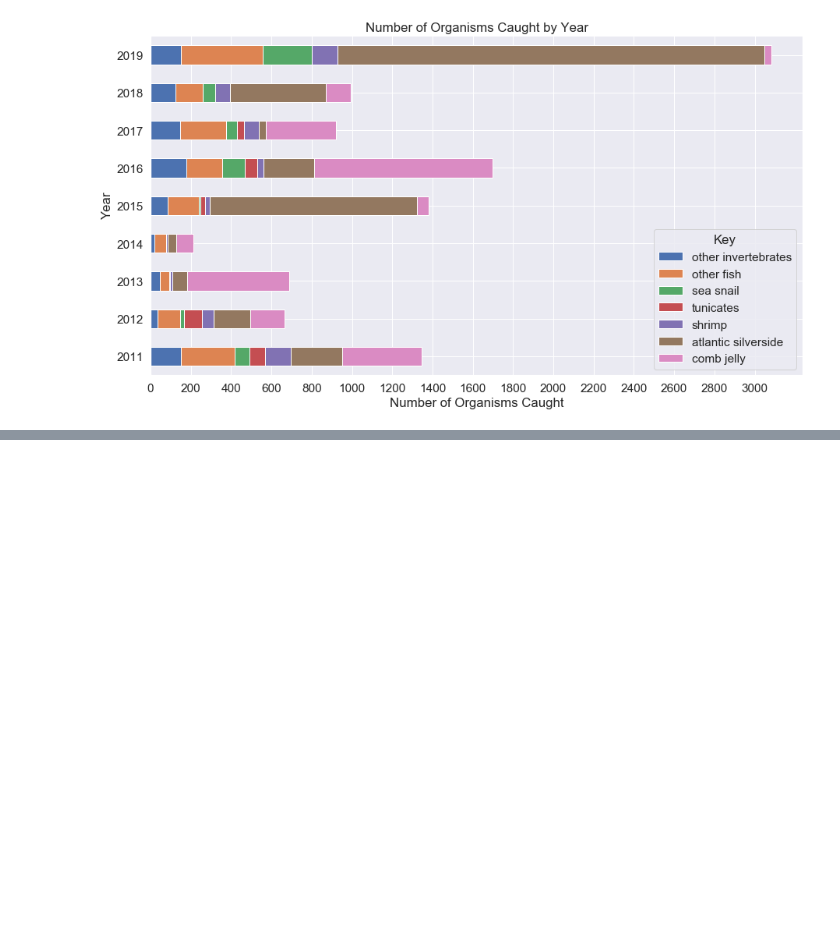
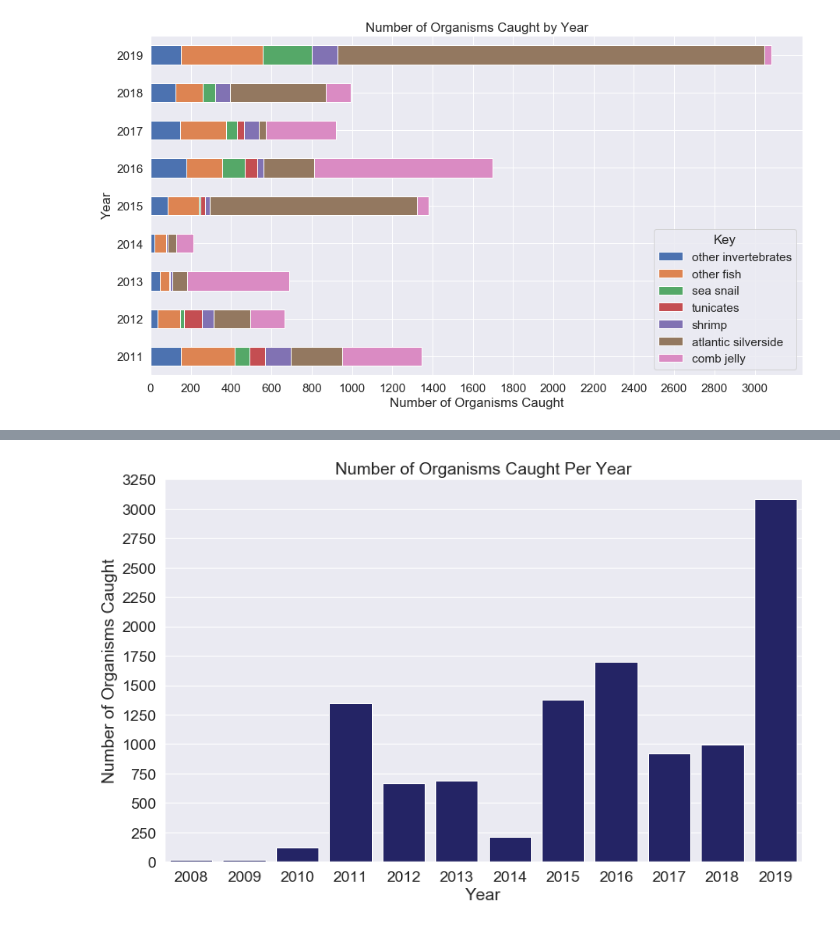
Before and after one commit to Shadhopson/Seining_Analysis, a Jupyter notebook: Untitled Folder 1/Untitled.ipynb, the cells around one changed output, grey strips where cells are left out. Drawn from its saved outputs; the diff is of its cells as text; code cells hidden in the pictures; blank space fills up the shorter version.

```diff
--- a/Untitled Folder 1/Untitled.ipynb
+++ b/Untitled Folder 1/Untitled.ipynb
@@ -196,0 +187,8 @@ plt.show()
+# %%
+sns.barplot(x ='Year', y = 'Corrected Quantity', data = quant_df, color="#191970" )
+plt.yticks(list(np.arange(3500,step=250)))
+plt.ylabel('Number of Organisms Caught')
+plt.title('Number of Organisms Caught Per Year')
+plt.savefig('Number_of_Organisms_Caught_Per_Year.jpg')
+# %% [output]
+[figure, added]
```
Also changed, not shown: parts of 29 cells of this notebook, 30 other files.
